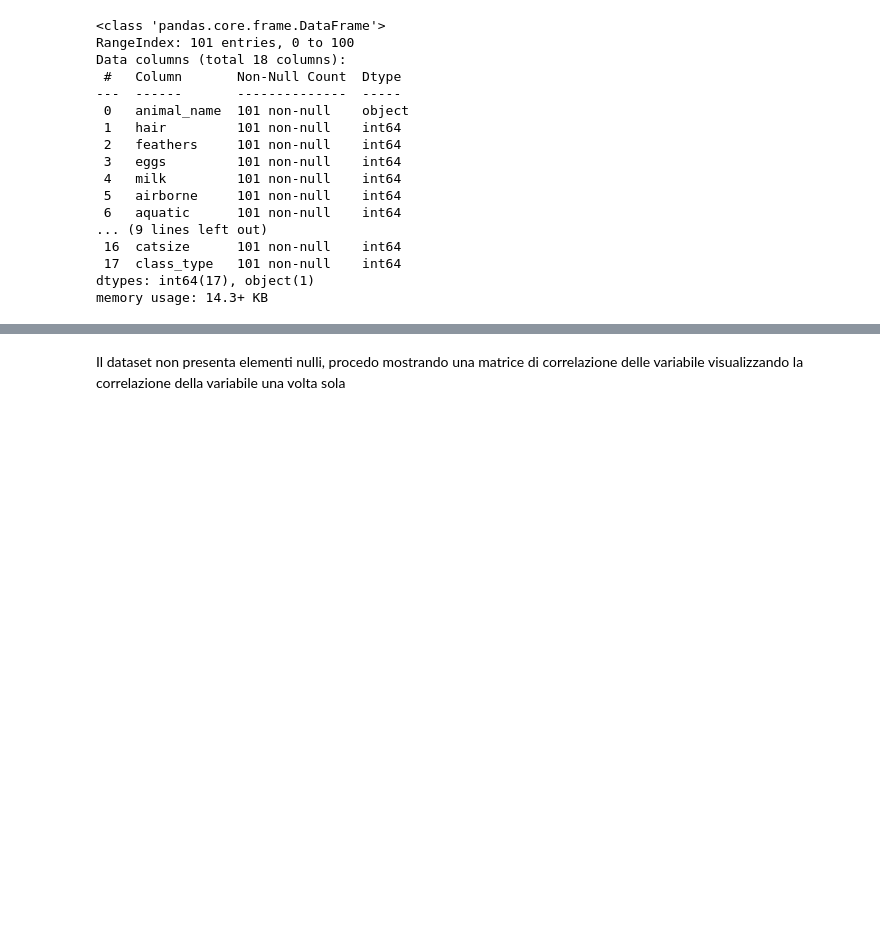
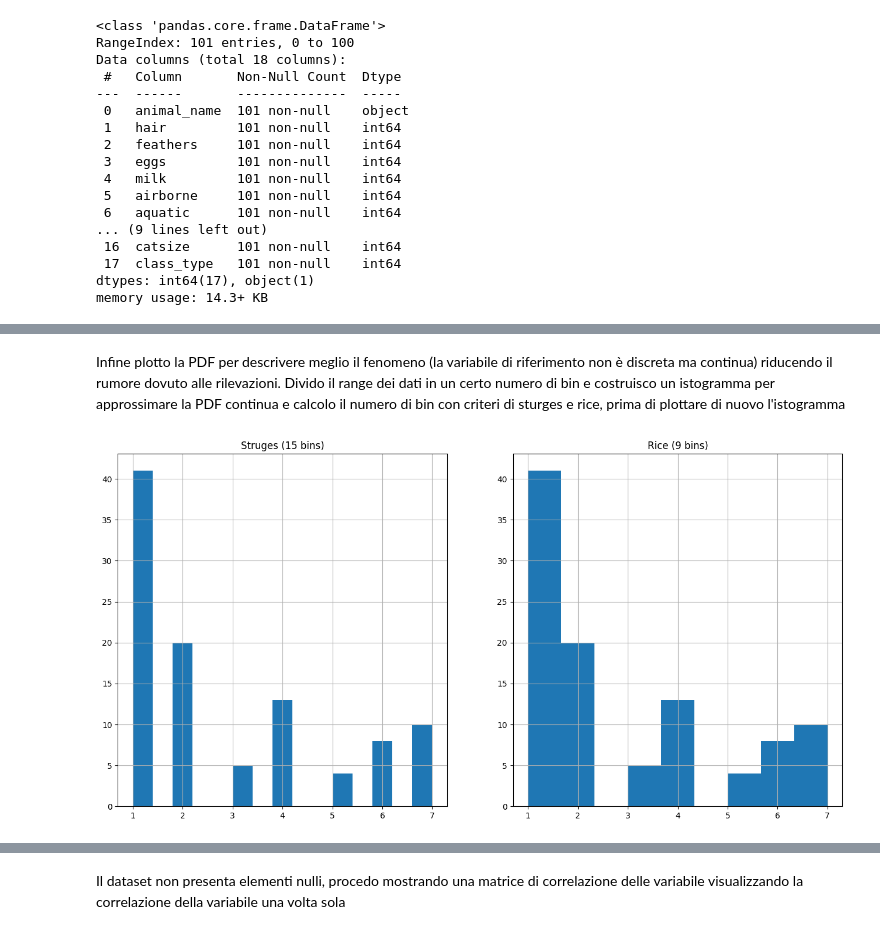
Before and after one commit to khalld/animals-zoo-classification, a Jupyter notebook: code.ipynb, the cells around one changed output, grey strips where cells are left out. Saved outputs shown, nothing was run; the diff lists cells and outputs as text; code cells hidden in the pictures; blank space fills up the shorter version.

```diff
--- a/code.ipynb
+++ b/code.ipynb
@@ -48,0 +70,20 @@ memory usage: 14.3+ KB
+# %% [markdown]
+Infine plotto la PDF per descrivere meglio il fenomeno (la variabile di riferimento non è discreta ma continua) riducendo il rumore dovuto alle rilevazioni. Divido il range dei dati in un certo numero di bin e costruisco un istogramma per approssimare la PDF continua e calcolo il numero di bin con criteri di sturges e rice, prima di plottare di nuovo l'istogramma
+# %%
+plt.figure(figsize=(16,8))
+values, edges, _ = plt.hist(df["class_type"])
+
+bins_struges=int(3.3*np.log(len(df["class_type"])))
+bins_rice=int(2*len(df["class_type"])**(1/3))
+
+plt.subplot(1,2,1)
+plt.title('Struges ({} bins)'.format(bins_struges))
+plt.hist(df["class_type"], bins=bins_struges)
+plt.grid()
+plt.subplot(1,2,2)
+plt.title('Rice ({} bins)'.format(bins_rice))
+plt.grid()
+plt.hist(df["class_type"], bins=bins_rice)
+plt.show()
+# %% [output]
+[figure, added]
```
Also changed, not shown: parts of 11 cells of this notebook.
